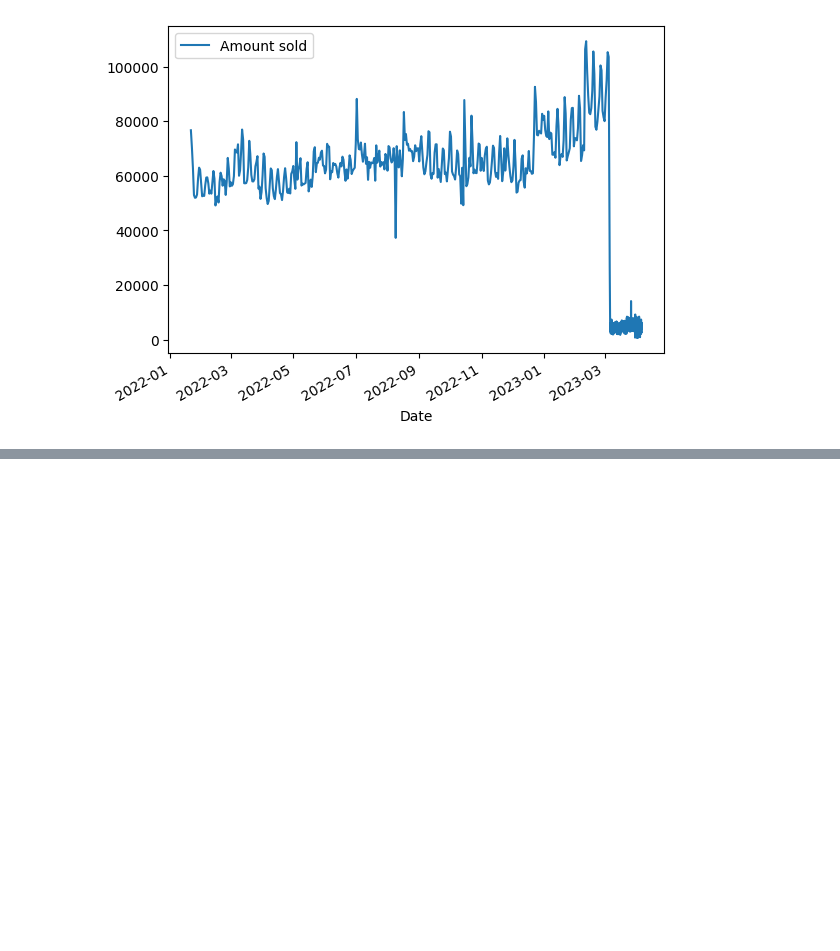
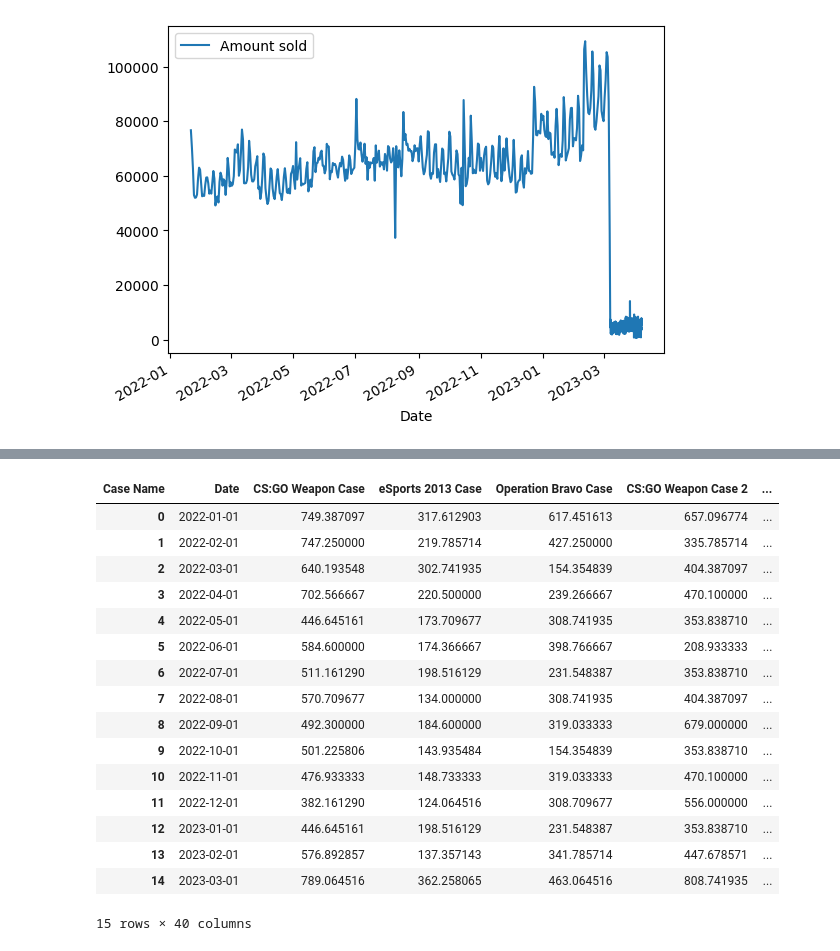
Before and after one commit to sens0rer/cs-case-metrics, a Jupyter notebook: playground.ipynb, the cells around one changed output, grey strips where cells are left out. Saved outputs shown, nothing was run; the diff lists cells and outputs as text; code cells hidden in the pictures; blank space fills up the shorter version.

```diff
--- a/playground.ipynb
+++ b/playground.ipynb
@@ -239,0 +365,51 @@ smooth_price_history2.plot(x='Date', y='Amount sold', rot=30)
+# %%
+import pandas as pd
+import datetime as dt
+
+# Assuming df_transposed is the resulting dataframe
+
+# Create a copy of df_transposed
+df_copy = df_transposed.copy()
+
+# Convert 'Month' column to datetime objects
+df_copy['Month'] = pd.to_datetime(df_copy['Month'])
+
+# Set 'Month' column as the index
+df_copy.set_index('Month', inplace=True)
+
+# Get the number of days in each month
+df_copy['Days in Month'] = df_copy.index.daysinmonth
+
+# Divide the monthly unboxing data by the number of days in the month to get daily unboxing data
+for col in df_copy.columns[:-1]:  # exclude the last column 'Days in Month'
+    df_copy[col] = df_copy[col] / df_copy['Days in Month']
+
+# Drop the 'Days in Month' column
+df_copy.drop('Days in Month', axis=1, inplace=True)
+
+# Reset the index
+df_copy.reset_index(inplace=True)
+
+# Rename 'Month' to 'Date'
+df_copy.rename(columns={'Month': 'Date'}, inplace=True)
+
+# Display the updated dataframe
+df_copy
+# %% [output]
+| Case Name | Date | CS:GO Weapon Case | eSports 2013 Case | Operation Bravo Case | CS:GO Weapon Case 2 | ... |
+| 0 | 2022-01-01 | 749.387097 | 317.612903 | 617.451613 | 657.096774 | ... |
+| 1 | 2022-02-01 | 747.250000 | 219.785714 | 427.250000 | 335.785714 | ... |
+| 2 | 2022-03-01 | 640.193548 | 302.741935 | 154.354839 | 404.387097 | ... |
+| 3 | 2022-04-01 | 702.566667 | 220.500000 | 239.266667 | 470.100000 | ... |
+| 4 | 2022-05-01 | 446.645161 | 173.709677 | 308.741935 | 353.838710 | ... |
+| 5 | 2022-06-01 | 584.600000 | 174.366667 | 398.766667 | 208.933333 | ... |
+| 6 | 2022-07-01 | 511.161290 | 198.516129 | 231.548387 | 353.838710 | ... |
+| 7 | 2022-08-01 | 570.709677 | 134.000000 | 308.741935 | 404.387097 | ... |
+| 8 | 2022-09-01 | 492.300000 | 184.600000 | 319.033333 | 679.000000 | ... |
+| 9 | 2022-10-01 | 501.225806 | 143.935484 | 154.354839 | 353.838710 | ... |
+| 10 | 2022-11-01 | 476.933333 | 148.733333 | 319.033333 | 470.100000 | ... |
+| 11 | 2022-12-01 | 382.161290 | 124.064516 | 308.709677 | 556.000000 | ... |
+| 12 | 2023-01-01 | 446.645161 | 198.516129 | 231.548387 | 353.838710 | ... |
+| 13 | 2023-02-01 | 576.892857 | 137.357143 | 341.785714 | 447.678571 | ... |
+| 14 | 2023-03-01 | 789.064516 | 362.258065 | 463.064516 | 808.741935 | ... |
+15 rows × 40 columns
```
Also changed, not shown: parts of 11 cells of this notebook, 1 other file.
